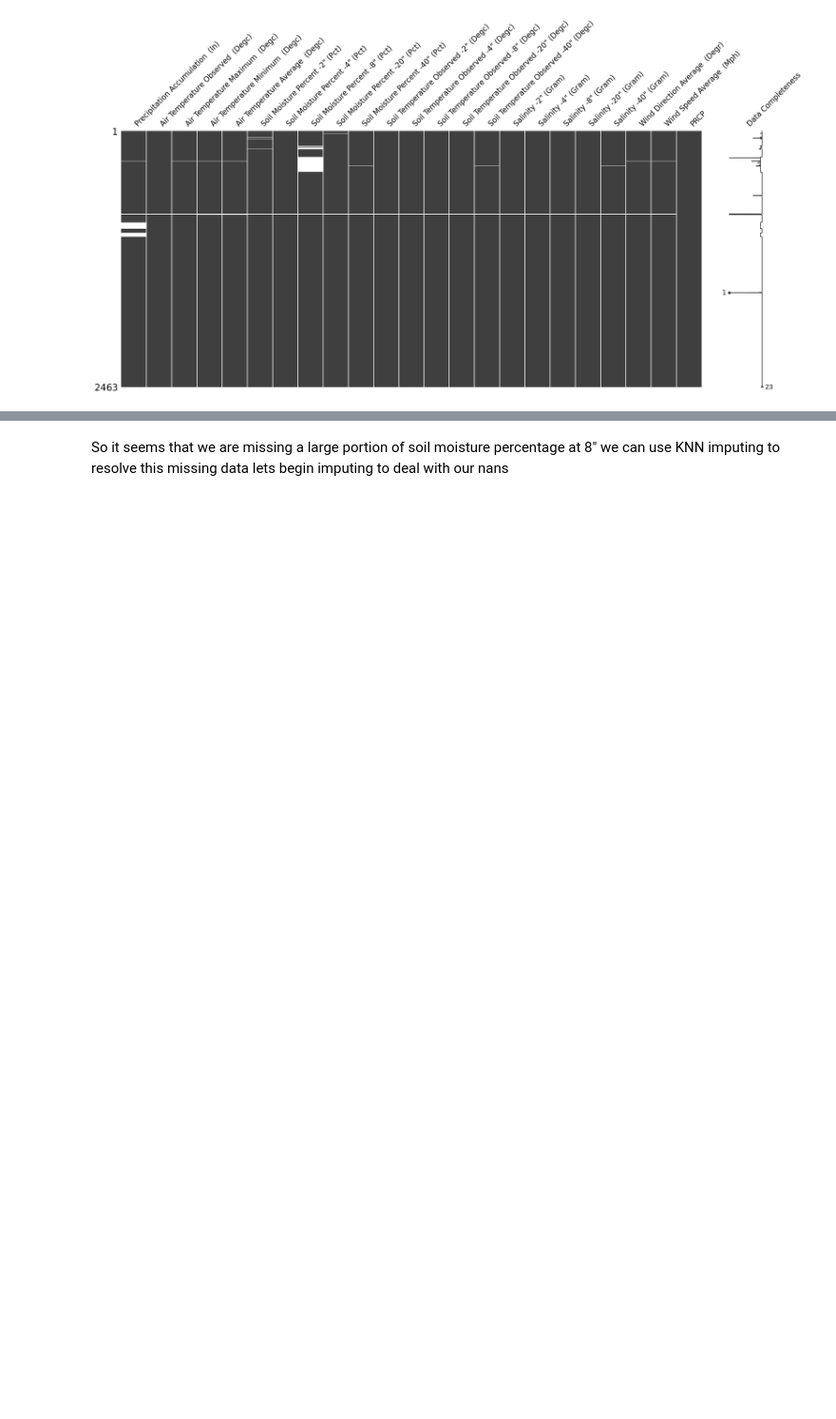
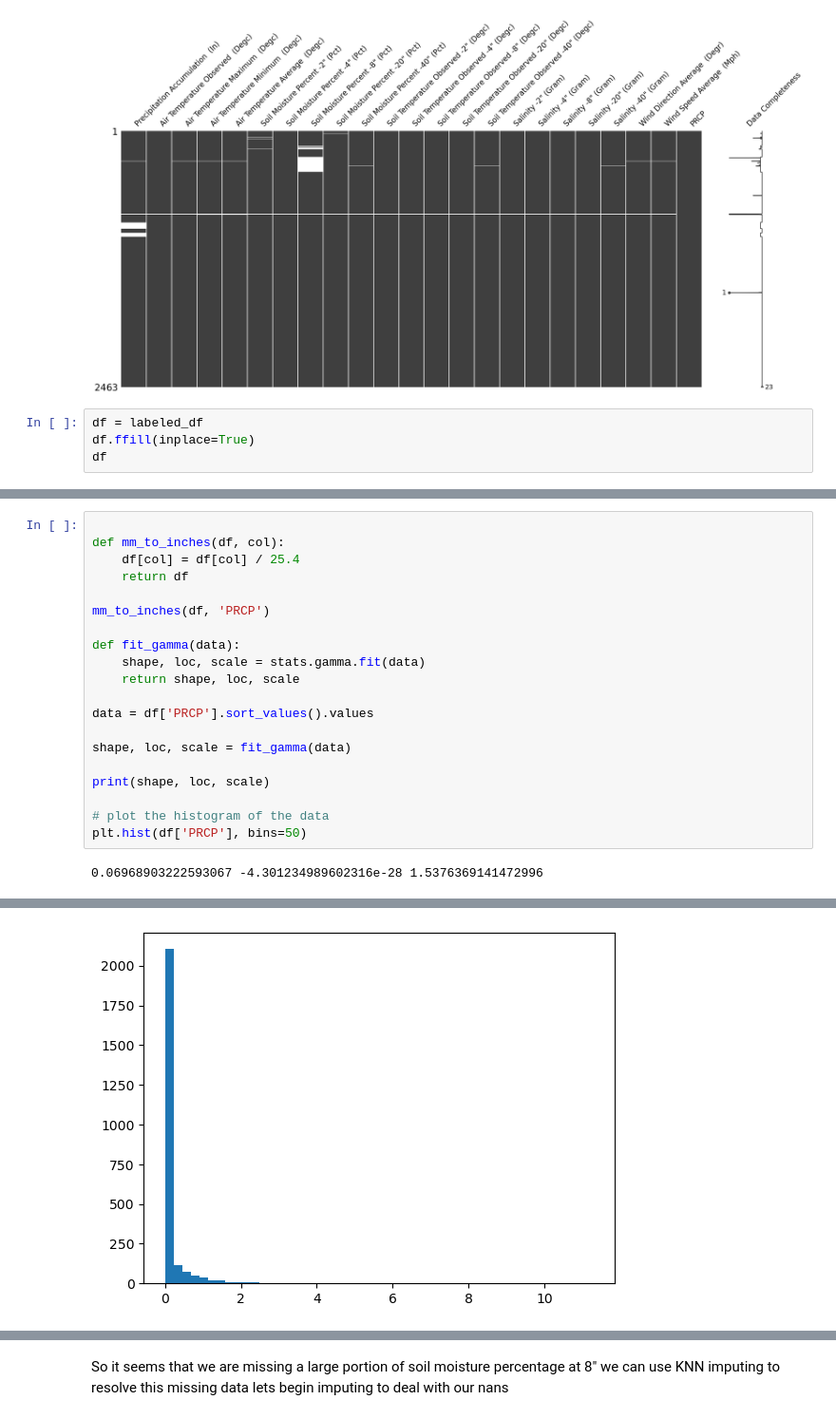
Before and after one commit to bigdog3626/Drought-Detection-Modeling, a Jupyter notebook: Data-Preprocessors.ipynb, the cells around one changed output, grey strips where cells are left out. Shown at 95% size. Cells and saved outputs as stored; diff of their text form; blank space fills up the shorter version.

```diff
--- a/Data-Preprocessors.ipynb
+++ b/Data-Preprocessors.ipynb
@@ -191,3 +192,7 @@ msno.matrix(labeled_df.drop(['day','year','month'], axis=1), labels=True)
 # %% [output]
 <AxesSubplot:>
 [figure]
+# %%
+df = labeled_df
+df.ffill(inplace=True)
+df
@@ -193,0 +214,22 @@ msno.matrix(labeled_df.drop(['day','year','month'], axis=1), labels=True)
+# %%
+
+def mm_to_inches(df, col):
+    df[col] = df[col] / 25.4
+    return df
+
+mm_to_inches(df, 'PRCP')
+
+def fit_gamma(data):
+    shape, loc, scale = stats.gamma.fit(data)
+    return shape, loc, scale
+
+data = df['PRCP'].sort_values().values
+
+shape, loc, scale = fit_gamma(data)
+
+print(shape, loc, scale)
+
+# plot the histogram of the data
+plt.hist(df['PRCP'], bins=50)
+# %% [output]
+0.06968903222593067 -4.301234989602316e-28 1.5376369141472996
@@ -193,0 +253 @@ msno.matrix(labeled_df.drop(['day','year','month'], axis=1), labels=True)
+[figure, added]
```
Also changed, not shown: parts of 7 cells of this notebook, 1 other file.
